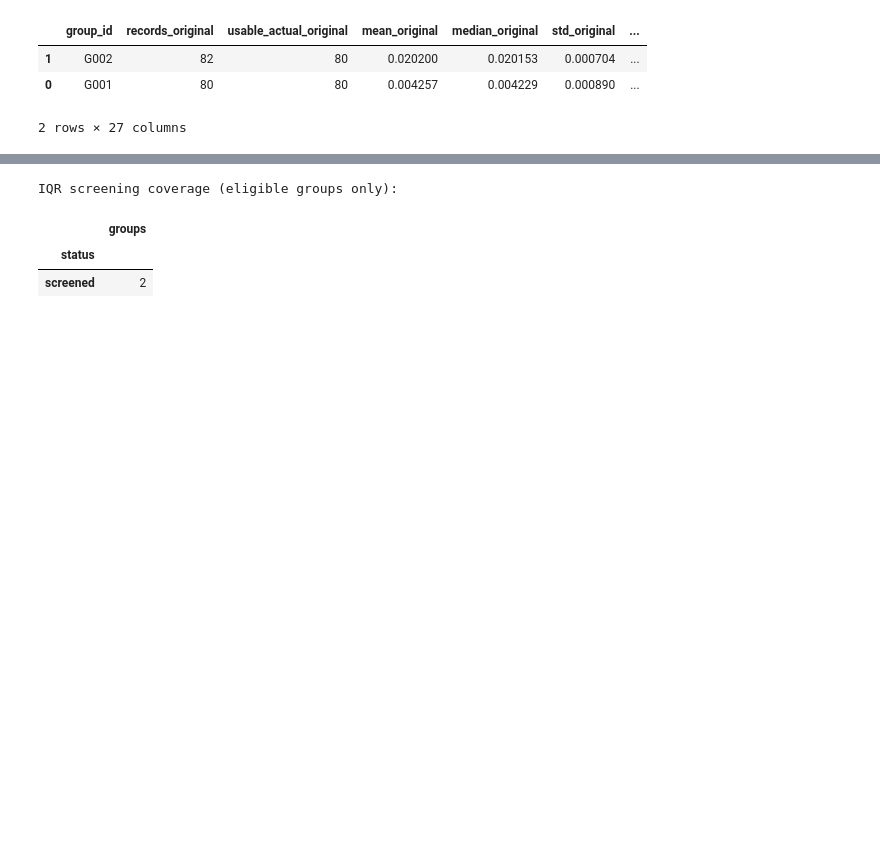
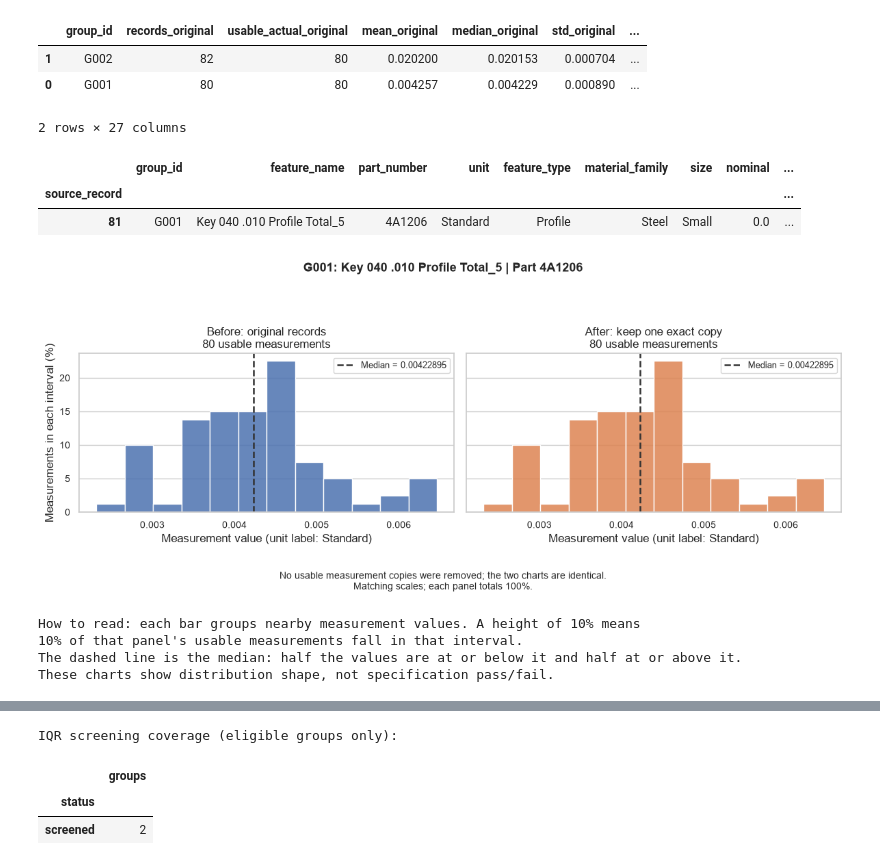
Before and after one commit to testcode851/Scripts, a Jupyter notebook: DSA/manufacturing_initial_eda_all_combinations.ipynb, the cells around one changed output, grey strips where cells are left out. Cells and saved outputs as stored; diff of their text form; code cells hidden in the pictures; blank space fills up the shorter version.

```diff
--- a/DSA/manufacturing_initial_eda_all_combinations.ipynb
+++ b/DSA/manufacturing_initial_eda_all_combinations.ipynb
@@ -741,6 +773,73 @@ display(p2_changes.head(TABLE_PREVIEW_ROWS))
 | 1 | G002 | 82 | 80 | 0.020200 | 0.020153 | 0.000704 | ... |
 | 0 | G001 | 80 | 80 | 0.004257 | 0.004229 | 0.000890 | ... |
 2 rows × 27 columns
+# %%
+# Purpose: Compare distribution shapes within one consistent measurement context.
+p2_plot_options = p2_scenario_stats.loc[p2_scenario_stats.usable_actual >= 2].sort_values(
+    ["usable_actual", "group_id"], ascending=[False, True])
+p2_plot_id = P2_PLOT_GROUP_ID
+if p2_plot_id is None and not p2_plot_options.empty:
+    p2_plot_id = p2_plot_options.group_id.iloc[0]
+if p2_plot_id not in set(p2_plot_options.group_id):
+    if P2_PLOTS:
+        print("Measurement plots skipped: requested group unavailable, incomplete, or below two usable values.")
+    p2_plot_id = None
+
+p2_hist_data = pd.DataFrame(columns=["actual", "scenario"])
+if P2_PLOTS and p2_plot_id is not None:
+    display(group_lookup.loc[group_lookup.group_id.eq(p2_plot_id)])
+    p2_original_values = p2_before.loc[p2_before.group_id.eq(p2_plot_id), "actual"].dropna()
+    p2_scenario_values = p2_after.loc[p2_after.group_id.eq(p2_plot_id), "actual"].dropna()
+    p2_original_label = f"Original (n={len(p2_original_values):,})"
+    p2_scenario_label = f"One exact copy (n={len(p2_scenario_values):,})"
+    p2_hist_data = pd.concat([
+        p2_original_values.to_frame().assign(scenario=p2_original_label),
+        p2_scenario_values.to_frame().assign(scenario=p2_scenario_label)], ignore_index=True)
+    # Use the same 12 intervals and axis scales so the panels compare fairly.
+    p2_bins = np.histogram_bin_edges(p2_original_values, bins=12)
+    p2_context = group_lookup.loc[group_lookup.group_id.eq(p2_plot_id)].iloc[0]
+    p2_removed_usable = len(p2_original_values) - len(p2_scenario_values)
+    fig, axes = plt.subplots(1, 2, figsize=(12, 5), sharex=True, sharey=True)
+    for ax, values, title, color in zip(
+        axes, [p2_original_values, p2_scenario_values],
+        ["Before: original records", "After: keep one exact copy"],
+        ["#4C72B0", "#DD8452"]):
+        sns.histplot(x=values, bins=p2_bins, stat="percent", color=color,
+                     edgecolor="white", alpha=0.85, ax=ax)
+        median = values.median()
+        ax.axvline(median, color="#333333", linestyle="--", linewidth=1.8,
+                   label=f"Median = {median:.6g}")
+        ax.set_title(f"{title}\n{len(values):,} usable measurements", fontsize=12)
+        ax.set_xlabel(f"Measurement value (unit label: {p2_context['unit']})")
+        ax.set_ylabel("Measurements in each interval (%)")
+        ax.ticklabel_format(axis="x", style="plain", useOffset=False)
+        ax.tick_params(axis="both", labelsize=10)
+        ax.grid(axis="x", visible=False)
+        ax.set_axisbelow(True)
+        ax.legend(loc="upper right", fontsize=9)
+    from textwrap import fill
+    fig.suptitle(fill(f"{p2_plot_id}: {p2_context['feature_name']} | Part {p2_context['part_number']}", 90),
+                 fontsize=13, fontweight="bold")
+    p2_hist_note = ("No usable measurement copies were removed; the two charts are identical."
+                    if p2_removed_usable == 0 else
+                    f"{p2_removed_usable:,} usable measurement copies removed. Compare the shape and median across panels.")
+    fig.text(0.5, 0.025, p2_hist_note + "\nMatching scales; each panel totals 100%.",
+             ha="center", fontsize=10)
+    fig.tight_layout(rect=[0, 0.12, 1, 0.9])
+    plt.show(); plt.close()
+    print("How to read: each bar groups nearby measurement values. A height of 10% means")
+    print("10% of that panel's usable measurements fall in that interval.")
+    print("The dashed line is the median: half the values are at or below it and half at or above it.")
+    print("These charts show distribution shape, not specification pass/fail.")
+# %% [output]
+|  | group_id | feature_name | part_number | unit | feature_type | material_family | size | nominal | ... |
+| source_record |  |  |  |  |  |  |  |  | ... |
+| 81 | G001 | Key 040 .010 Profile Total_5 | 4A1206 | Standard | Profile | Steel | Small | 0.0 | ... |
+[figure, added]
+How to read: each bar groups nearby measurement values. A height of 10% means
+10% of that panel's usable measurements fall in that interval.
+The dashed line is the median: half the values are at or below it and half at or above it.
+These charts show distribution shape, not specification pass/fail.
 # %% [markdown]
 ## 5. Check unusual measurements and basic vendor differences
 
```
Also changed, not shown: parts of 6 cells of this notebook.
